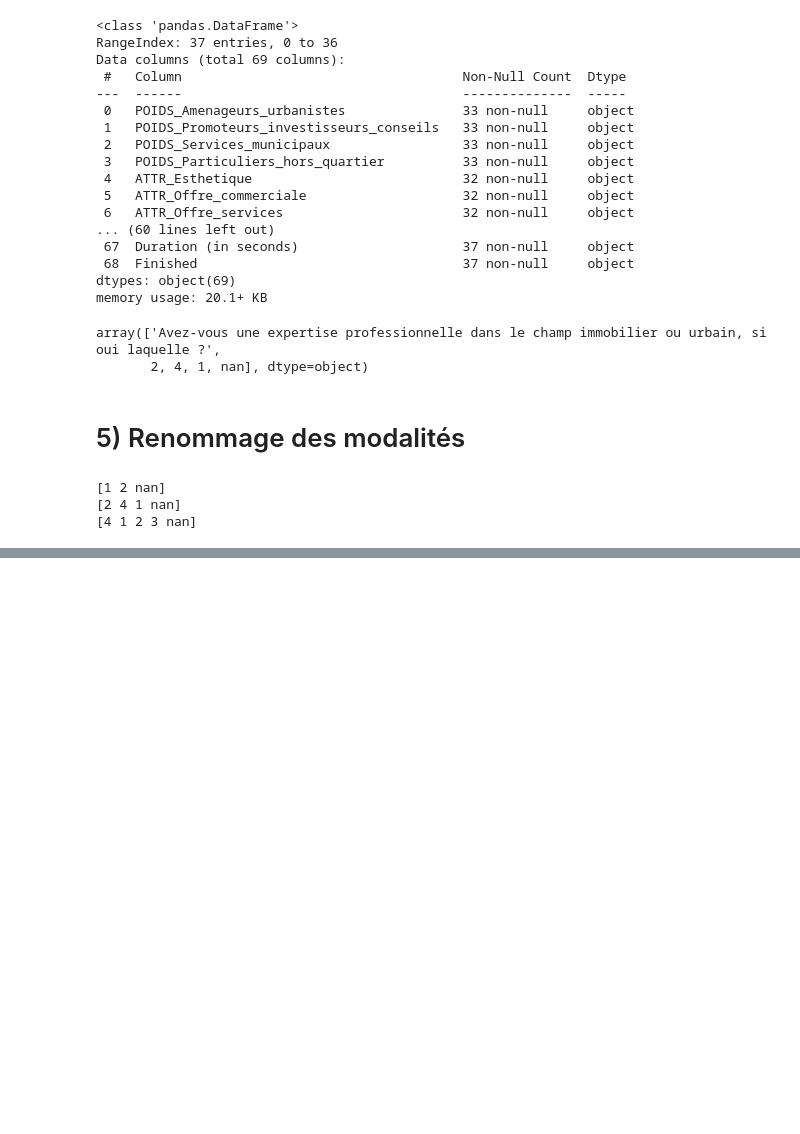
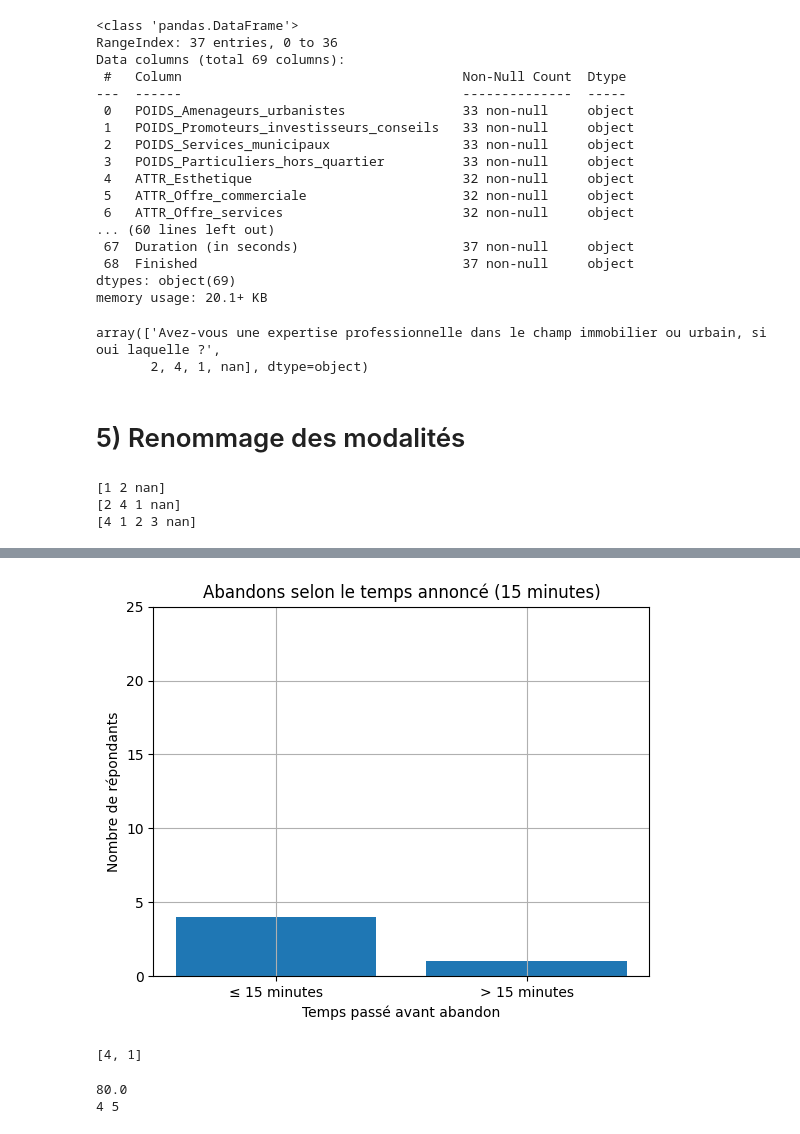
Before and after one commit to KADA-SEDODE/RQR_CIFRE, a Jupyter notebook: notebooks.ipynb, the cells around one changed output, grey strips where cells are left out. Cells and saved outputs as stored; diff of their text form; code cells hidden in the pictures; blank space fills up the shorter version.

```diff
--- a/notebooks.ipynb
+++ b/notebooks.ipynb
@@ -301,0 +417,38 @@ Name: count, dtype: int64
+# %%
+# Répondants n'ayant pas terminé
+not_finished = df[df['Finished'] == False]
+
+# Comptages
+avant_15_nf = len(not_finished[not_finished['Duration_min'] <= 15])
+apres_15_nf = len(not_finished[not_finished['Duration_min'] > 15])
+
+labels = ['≤ 15 minutes', '> 15 minutes']
+values = [avant_15_nf, apres_15_nf]
+
+
+plt.figure()
+plt.bar(labels, values)
+plt.ylim(0, 25)
+plt.xlabel("Temps passé avant abandon")
+plt.ylabel("Nombre de répondants")
+plt.title("Abandons selon le temps annoncé (15 minutes)")
+plt.grid()
+plt.show()
+# %% [output]
+[figure, added]
+# %%
+values
+# %% [output]
+[4, 1]
+# %%
+#
+not_finished = df[df['Finished'] == False]
+#
+avant_15_nf = not_finished[not_finished['Duration_min'] <= 15]
+# Pourcentage
+pct_avant_15_nf = len(avant_15_nf) / len(not_finished) * 100
+print(pct_avant_15_nf)
+print(len(avant_15_nf), len(not_finished))
+# %% [output]
+80.0
+4 5
```
Also changed, not shown: parts of 14 cells of this notebook.
